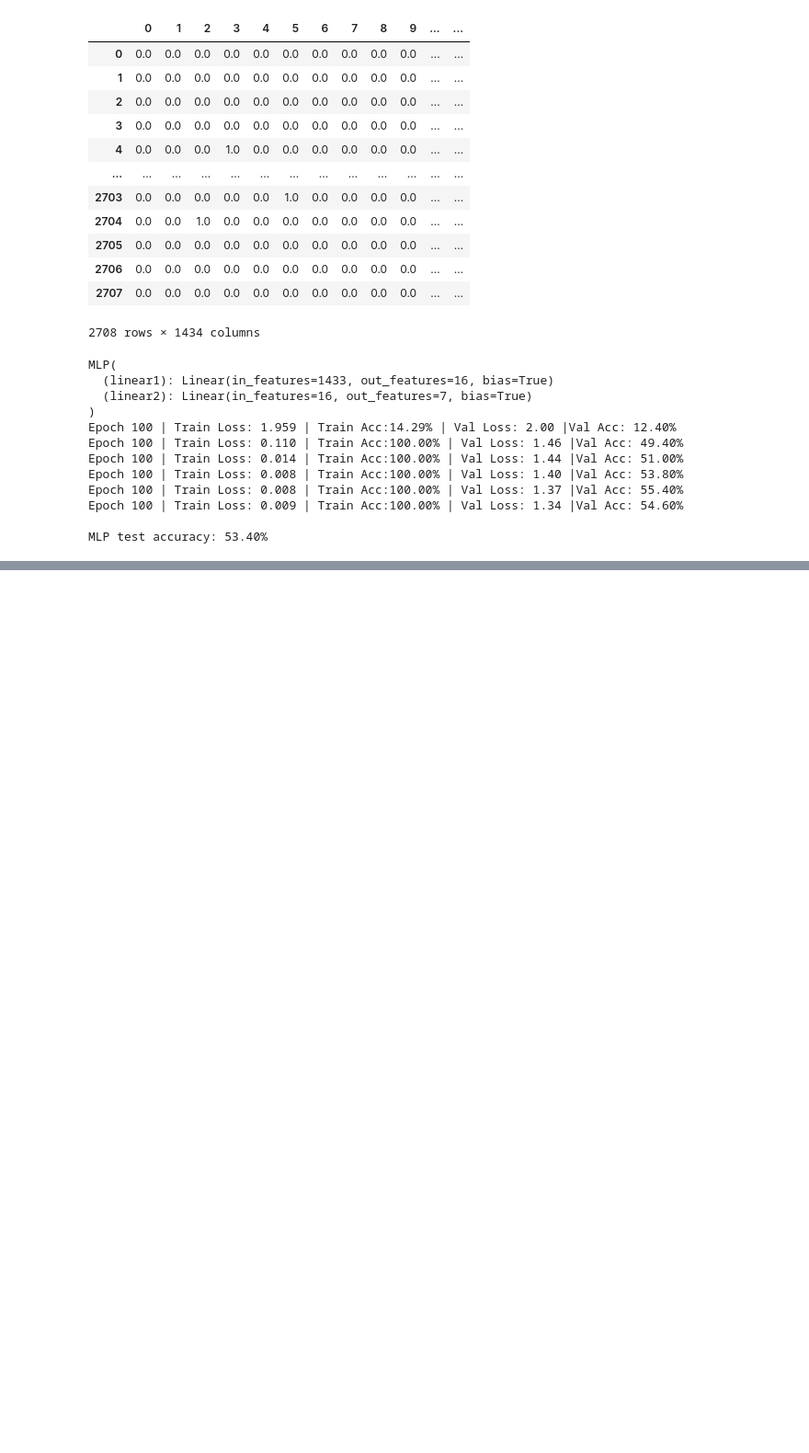
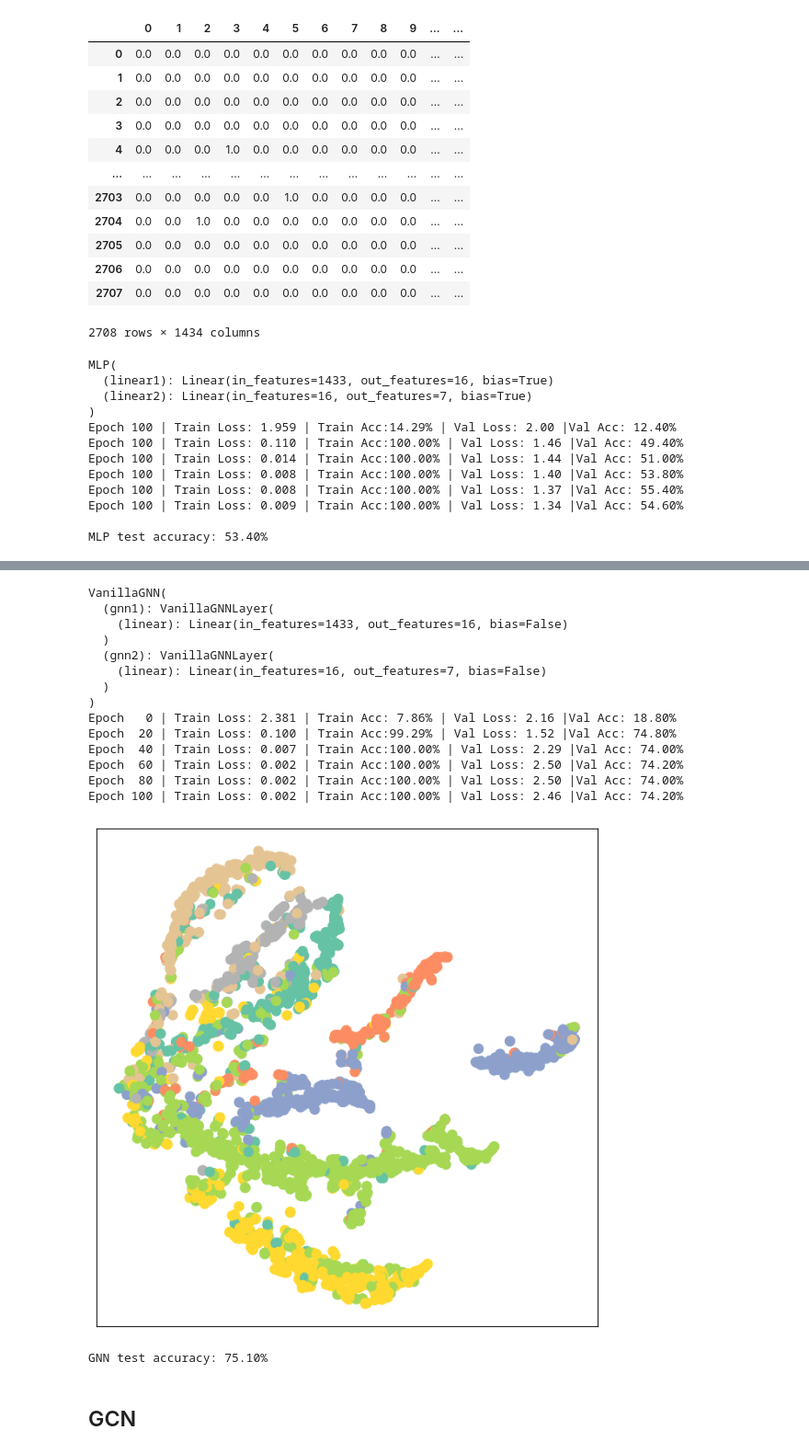
Before and after one commit to DeokhyeonYoon/GNN_Tutorial, a Jupyter notebook: Step5_GNN_방법론.ipynb, the cells around one changed output, grey strips where cells are left out. Shown at 92% size. Drawn from its saved outputs; the diff is of its cells as text; code cells hidden in the pictures; blank space fills up the shorter version.

```diff
--- a/Step5_GNN_방법론.ipynb
+++ b/Step5_GNN_방법론.ipynb
@@ -161,0 +187,80 @@ MLP test accuracy: 53.40%
+# %%
+# visualization function
+%matplotlib inline
+import matplotlib.pyplot as plt
+from sklearn.manifold import TSNE
+
+def visualize(h, color):
+    z = TSNE(n_components=2).fit_transform(h.detach().cpu().numpy())
+
+    plt.figure(figsize=(8,8))
+    plt.xticks([])
+    plt.yticks([])
+
+    plt.scatter(z[:, 0], z[:, 1], s=70, c=color, cmap="Set2")
+    plt.show()
+# %%
+class VanillaGNN(torch.nn.Module):
+    def __init__(self, dim_in, dim_h, dim_out):
+        super().__init__()
+        self.gnn1 = VanillaGNNLayer(dim_in, dim_h)
+        self.gnn2 = VanillaGNNLayer(dim_h, dim_out)
+
+    def forward(self, x, adjacency):
+        h = self.gnn1(x, adjacency)
+        h = torch.relu(h)
+        h = self.gnn2(h, adjacency)
+        return F.log_softmax(h, dim=1)
+
+    def fit(self, data, epochs):
+        criterion = torch.nn.CrossEntropyLoss()
+        optimizer = torch.optim.Adam(self.parameters(), lr=0.01, weight_decay=5e-4)
+        self.train()
+
+        for epoch in range(epochs+1):
+            optimizer.zero_grad()
+            out = self(data.x, adjacency)
+            loss = criterion(out[data.train_mask], data.y[data.train_mask])
+            acc = accuracy(out[data.train_mask].argmax(dim=1), data.y[data.train_mask])
+            loss.backward()
+            optimizer.step()
+
+            if(epoch % 20 == 0):
+                val_loss = criterion(out[data.val_mask], data.y[data.val_mask])
+                val_acc = accuracy(out[data.val_mask].argmax(dim=1), data.y[data.val_mask])
+                print(f"Epoch {epoch:>3} | Train Loss: {loss:.3f} | Train Acc:" f"{acc*100:>5.2f}% | Val Loss: {val_loss:.2f} |" f"Val Acc: {val_acc*100:.2f}%")
+
+    @torch.no_grad()
+    def test(self, data):
+        self.eval()
+        out = self(data.x, adjacency)
+        acc = accuracy(out.argmax(dim=1)[data.test_mask], data.y[data.test_mask])
+        visualize(out, color=data.y)
+        return acc
+
+gnn = VanillaGNN(dataset.num_features, 16, dataset.num_classes)
+print(gnn)
+
+gnn.fit(data, epochs=100)
+
+acc = gnn.test(data)
+print(f"\nGNN test accuracy: {acc*100:.2f}%")
+# %% [output]
+VanillaGNN(
+  (gnn1): VanillaGNNLayer(
+    (linear): Linear(in_features=1433, out_features=16, bias=False)
+  )
+  (gnn2): VanillaGNNLayer(
+    (linear): Linear(in_features=16, out_features=7, bias=False)
+  )
+)
+Epoch   0 | Train Loss: 2.381 | Train Acc: 7.86% | Val Loss: 2.16 |Val Acc: 18.80%
+Epoch  20 | Train Loss: 0.100 | Train Acc:99.29% | Val Loss: 1.52 |Val Acc: 74.80%
+Epoch  40 | Train Loss: 0.007 | Train Acc:100.00% | Val Loss: 2.29 |Val Acc: 74.00%
+Epoch  60 | Train Loss: 0.002 | Train Acc:100.00% | Val Loss: 2.50 |Val Acc: 74.20%
+Epoch  80 | Train Loss: 0.002 | Train Acc:100.00% | Val Loss: 2.50 |Val Acc: 74.00%
+Epoch 100 | Train Loss: 0.002 | Train Acc:100.00% | Val Loss: 2.46 |Val Acc: 74.20%
+[figure, added]
+GNN test accuracy: 75.10%
+# %% [markdown]
+## GCN
```
Also changed, not shown: parts of 2 cells of this notebook.
